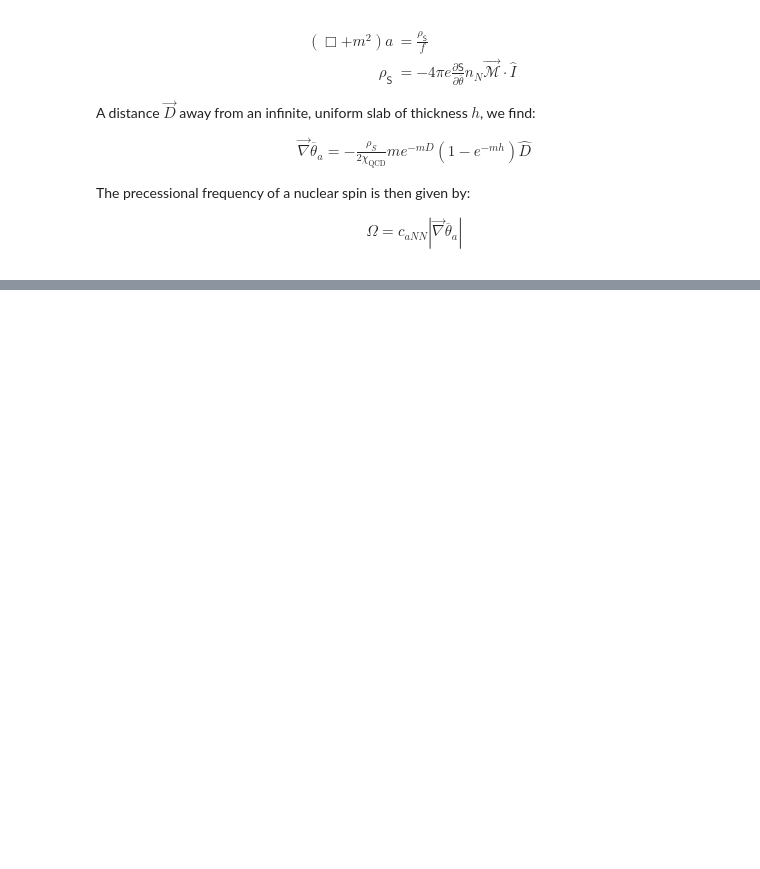
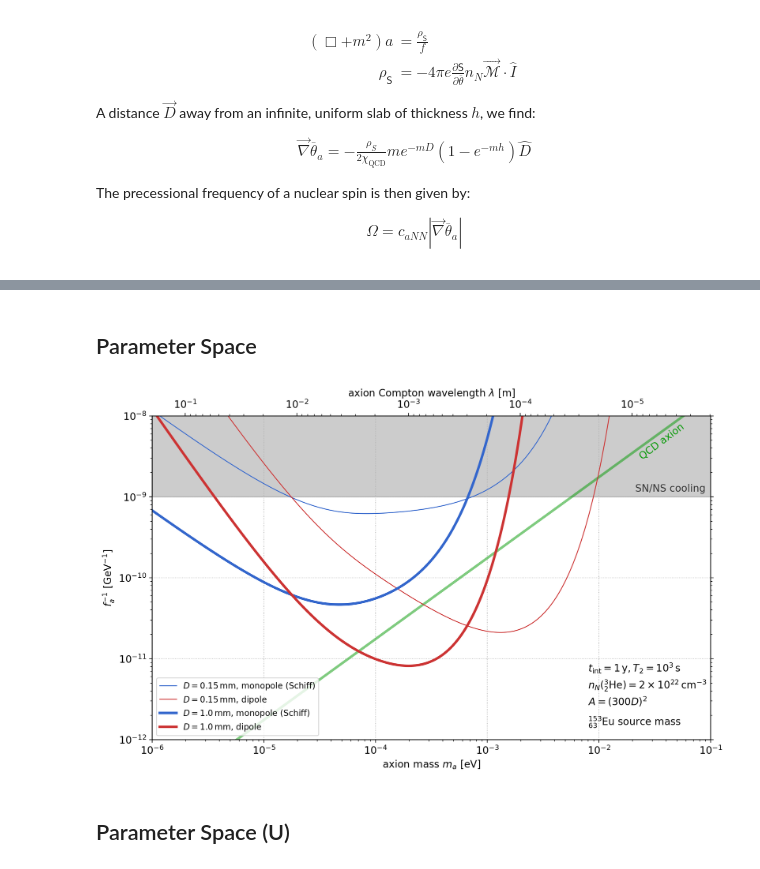
Before and after one commit to kenvantilburg/ferroaxionic-effect, a Jupyter notebook: code/sensitivity.ipynb, the cells around one changed output, grey strips where cells are left out. Drawn from its saved outputs; the diff is of its cells as text; code cells hidden in the pictures; blank space fills up the shorter version.

Commit message:
Updated sensitivity plot

```diff
--- a/code/sensitivity.ipynb
+++ b/code/sensitivity.ipynb
@@ -29,11 +107,13 @@ The precessional frequency of a nuclear spin is then given by:
 \Omega = c_{aNN} \left| \vec{\nabla} \overline{\theta}_a \right|
 \end{align}
 # %%
-rho_S = 4 * np.pi * e_EM * S_schiff_over_theta * n_N * M_S * P_nuc
+E_S = 4 * np.pi * e_EM * S_schiff_over_theta * M_S * P_nuc
+rho_S = n_N * E_S
 chi_QCD = (75.5 * MeV)**4
 # %%
-def fn_Omega_slab(m,D,h,rho_S):
-    return rho_S / (2 * chi_QCD) * m * np.exp(-m*D) * (1-np.exp(-m*h))
-
+def fn_Omega_slab_mon(m,D,h,rho_S,P_nuc,c_aNN=1):
+    return P_nuc * c_aNN * rho_S / (2 * chi_QCD) * m * np.exp(-m*D) * (1-np.exp(-m*h))
+def fn_Omega_slab_dip(m,D,h,n_N,P_nuc,c_aNN=1):
+    return P_nuc * c_aNN**2 * n_N / (4 * chi_QCD) * m**2 * np.exp(-m*D) * (1-np.exp(-m*h))
 def fn_S_Omega(T_2,n_N,vol):
     return 1/ (T_2 * n_N * vol)
@@ -74,0 +120,46 @@ fig.savefig(dir_fig+'Omega_m.pdf',bbox_inches='tight', pad_inches = 0.02)
+# %% [markdown]
+## Parameter Space
+# %%
+vec_ma = np.logspace(-6,-1,int(1e3)) * eV
+# %%
+def fn_fainv_sens_mon(m,D,h,rho_S,P_nuc,c_aNN,T_2,n_N,vol):
+    return fn_fa(m)**-1 * np.sqrt(fn_S_Omega(T_2,n_N,vol) / t_int) / fn_Omega_slab_mon(m,D,h,rho_S,P_nuc,c_aNN)
+def fn_fainv_sens_dip(m,D,h,n_N,P_nuc,c_aNN,T_2,vol):
+    return fn_fa(m)**-1 * np.sqrt(fn_S_Omega(T_2,n_N,vol) / t_int) / fn_Omega_slab_dip(m,D,h,n_N,P_nuc,c_aNN)
+# %%
+fig, ax = plt.subplots(1,1,figsize=(12,7))
+ax.set_xscale('log'); ax.set_yscale('log'); ax.set_xlim(1e-6,1e-1); ax.set_ylim(1e-12,1e-8)
+ax_top = ax.twiny();  ax_top.set_xlim(ax.get_xlim()); ax_top.set_xscale('log');
+ax_right = ax.twinx();  ax_right.set_ylim(ax.get_ylim()); ax_right.set_yscale('log');
+ax_right.set_yticklabels([]);
+ax.set_xlabel(r'axion mass $m_a~[\mathrm{eV}]$'); ax_top.set_xlabel('axion Compton wavelength $\lambda~[\mathrm{m}]$'); ax.set_ylabel('$f_a^{-1}~[\mathrm{GeV}^{-1}]$');
+ticks_left_minor = np.outer(10**(np.arange(-19.0,-5)),np.arange(1.,10.,1.)).flatten()
+ticks_left_minor = ticks_left_minor[(ax.get_ylim()[0] < ticks_left_minor) & (ticks_left_minor < ax.get_ylim()[1])]
+ticks_left_major = 10**(np.arange(-12,-7.99))
+ticks_top_minor = (np.outer(10**(np.arange(2.0,-6.01,-1)),np.arange(1.,10.,1.)).flatten() * meter)**-1 / eV;
+ticks_top_minor = ticks_top_minor[(ax_top.get_xlim()[0] < ticks_top_minor) & (ticks_top_minor < ax_top.get_xlim()[1])]
+ticks_top_major = (10**(np.arange(-1.,-5.01,-1)) * meter)**-1 / eV
+ax.set_yticks(ticks_left_minor,minor=True); ax.set_yticks(ticks_left_major,minor=False);
+ax.grid(ls='dotted',which='major',axis='both')
+ax_top.set_xticks([],minor=True); ax_top.set_xticks(ticks_top_minor,minor=True); ax_top.set_xticklabels([],minor=True);
+ax_top.set_xticks(ticks_top_major,minor=False); ax_top.set_xticklabels(['$10^{-1}$','$10^{-2}$','$10^{-3}$','$10^{-4}$','$10^{-5}$'],minor=False);
+ax.plot(vec_ma/eV,1/fn_fa(vec_ma)*GeV,color=(0,0.6,0,0.5),lw=3);
+ax.fill_between(vec_ma/eV,1e-9,1e-5,color=(0,0,0,0.2))
+for i_D, D in enumerate(vec_D):
+    vol = D**3 * vec_aspect[i_D]**2
+    plt.plot(vec_ma/eV,GeV*fn_fainv_sens_mon(vec_ma,D,h,rho_S,P_nuc,c_aNN,T_2,n_N,vol),lw=vec_lw[i_D],color=(0.2,0.4,0.8),label=vec_label[i_D]+', monopole (Schiff)')
+    plt.plot(vec_ma/eV,GeV*fn_fainv_sens_dip(vec_ma,D,h,n_N,P_nuc,c_aNN,T_2,vol),lw=vec_lw[i_D],color=(0.8,0.2,0.2),label=vec_label[i_D]+', dipole')
+ax.text(6e-2,8.5e-9,'QCD axion',ha='right',va='top',color=(0,0.6,0,1),rotation=37);
+ax.text(9e-2,1.1e-9,'SN/NS cooling',ha='right',va='bottom',color=(0.2,0.2,0.2),rotation=0);
+ax.text(0.8e-2,2**(3.2)*1e-12,r'$t_\mathrm{int} = 1\,\mathrm{y}, T_2 = 10^3\,\mathrm{s}$',va='top')
+ax.text(0.8e-2,2**(2.5)*1e-12,r'$n_N({{}^{3}_2\mathrm{He}}) = 2 \times 10^{22} \, \mathrm{cm}^{-3}$',va='top')
+ax.text(0.8e-2,2**(1.8)*1e-12,r'$A = (300 D)^2$',va='top')
+ax.text(0.8e-2,2**(1)*1e-12,r'${}^{153}_{63}\mathrm{Eu}$ source mass',va='top')
+
+handles, labels = plt.gca().get_legend_handles_labels()
+order = [0,1,2,3]
+plt.legend([handles[idx] for idx in order],[labels[idx] for idx in order],fontsize=10);
+# %% [output]
+[figure, added]
+# %% [markdown]
+## Parameter Space (U)
```
Also changed, not shown: parts of 18 cells of this notebook, 2 other files.
